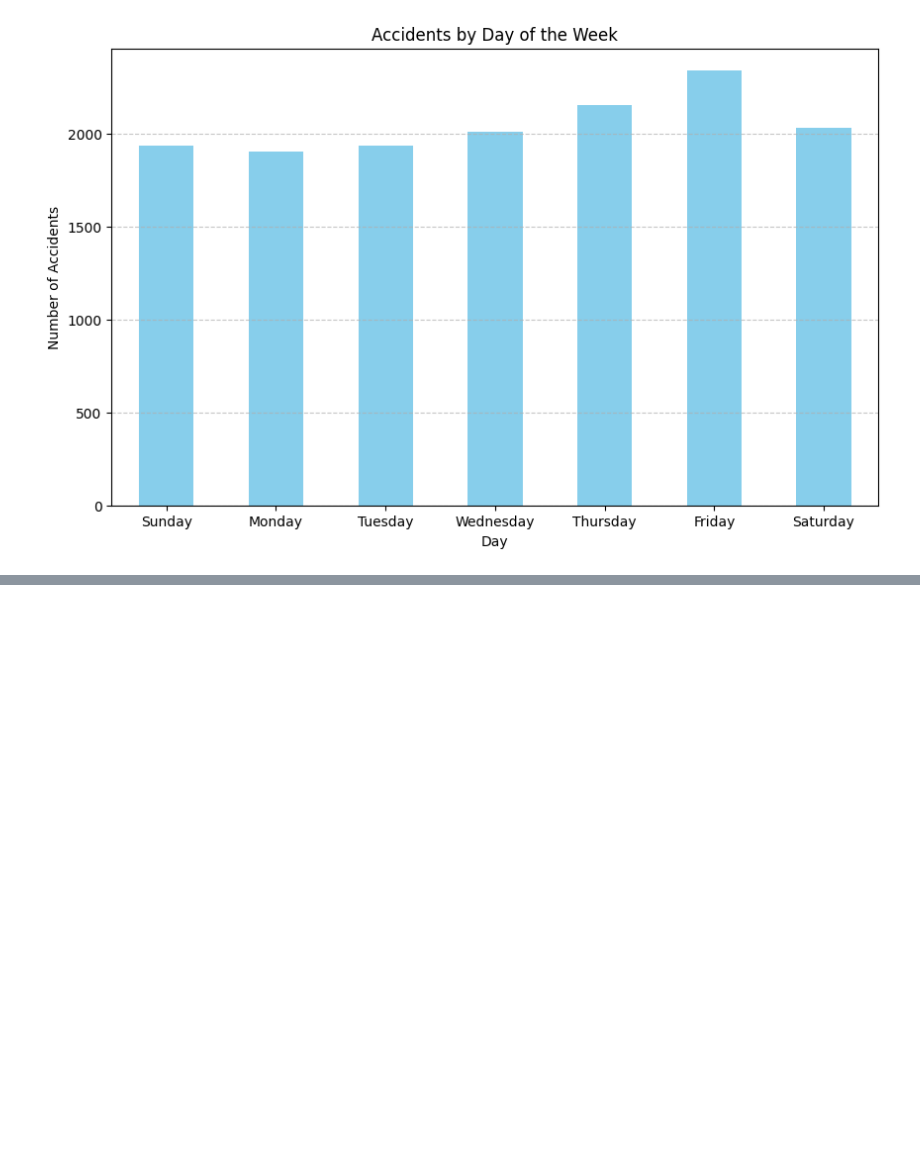
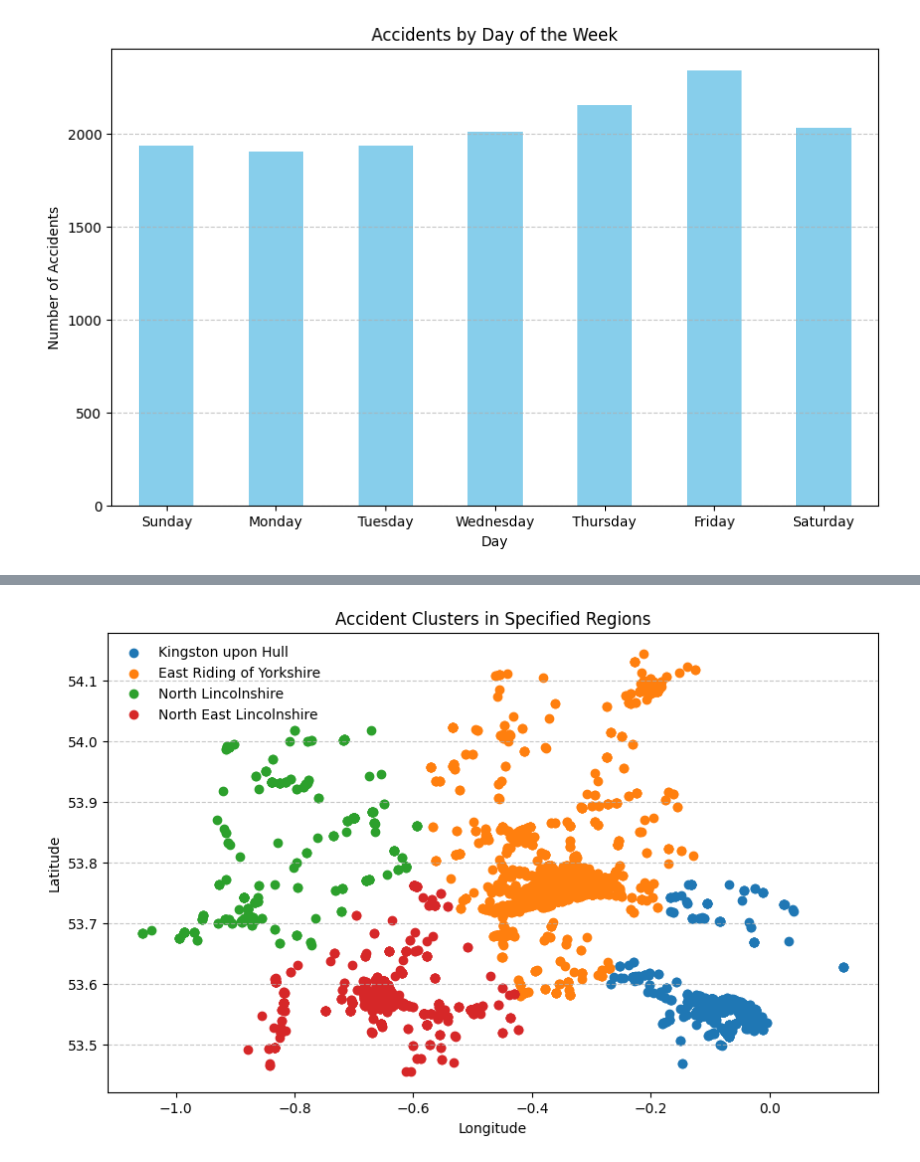
Before and after one commit to usm1ai/Accident_Prediction, a Jupyter notebook: Accident_Pro.ipynb, the cells around one changed output, grey strips where cells are left out. Saved outputs shown, nothing was run; the diff lists cells and outputs as text; code cells hidden in the pictures; blank space fills up the shorter version.

```diff
--- a/Accident_Pro.ipynb
+++ b/Accident_Pro.ipynb
@@ -156,0 +353,9 @@ day_of_the_week_analysis(filtered_data['day_of_week'])
+# %%
+# Define the list of region substrings
+regions = ['Kingston upon Hull', 'East Riding of Yorkshire', 'North Lincolnshire', 'North East Lincolnshire']
+
+# Filter rows where 'lsoa01nm' contains any of the region substrings
+filtered_table = joined_table[joined_table['lsoa01nm'].str.contains('|'.join(regions))]
+
+# Select only the columns of interest
+filtered_data = filtered_table[['longitude', 'latitude', 'lsoa01nm']].reset_index(drop=True)
@@ -156,0 +378,42 @@ day_of_the_week_analysis(filtered_data['day_of_week'])
+# %%
+from sklearn.cluster import KMeans
+import matplotlib.pyplot as plt
+
+# Assuming filtered_data contains the extracted data
+
+# Define the number of clusters
+num_clusters = 4
+
+# Select longitude and latitude columns for clustering
+X = filtered_data[['longitude', 'latitude']]
+
+# Apply K-means clustering
+kmeans = KMeans(n_clusters=num_clusters, random_state=42)
+kmeans.fit(X)
+
+# Add cluster labels to the DataFrame
+filtered_data['cluster'] = kmeans.labels_
+
+# Define region names
+regions = ['Kingston upon Hull', 'East Riding of Yorkshire', 'North Lincolnshire', 'North East Lincolnshire']
+
+# Create a dictionary to map cluster labels to region names
+cluster_region_map = {cluster_label: region for cluster_label, region in zip(range(num_clusters), regions)}
+
+# Map cluster labels to region names
+filtered_data['region'] = filtered_data['cluster'].map(cluster_region_map)
+
+# Plot the clusters
+plt.figure(figsize=(10, 6))
+for region in regions:
+    region_data = filtered_data[filtered_data['region'] == region]
+    plt.scatter(region_data['longitude'], region_data['latitude'], label=region)
+
+plt.title('Accident Clusters in Specified Regions')
+plt.xlabel('Longitude')
+plt.ylabel('Latitude')
+plt.legend(frameon=False)
+plt.grid(axis='y', linestyle='--', alpha=0.7)
+plt.show()
+# %% [output]
+[figure, added]
```
Also changed, not shown: parts of 12 cells of this notebook.
